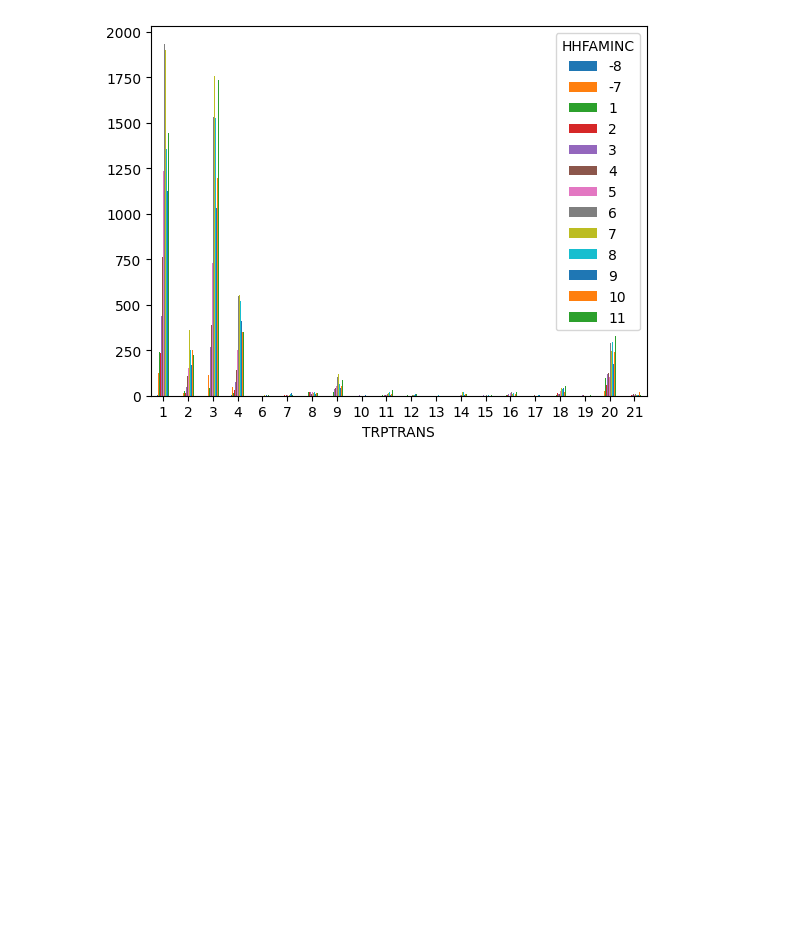
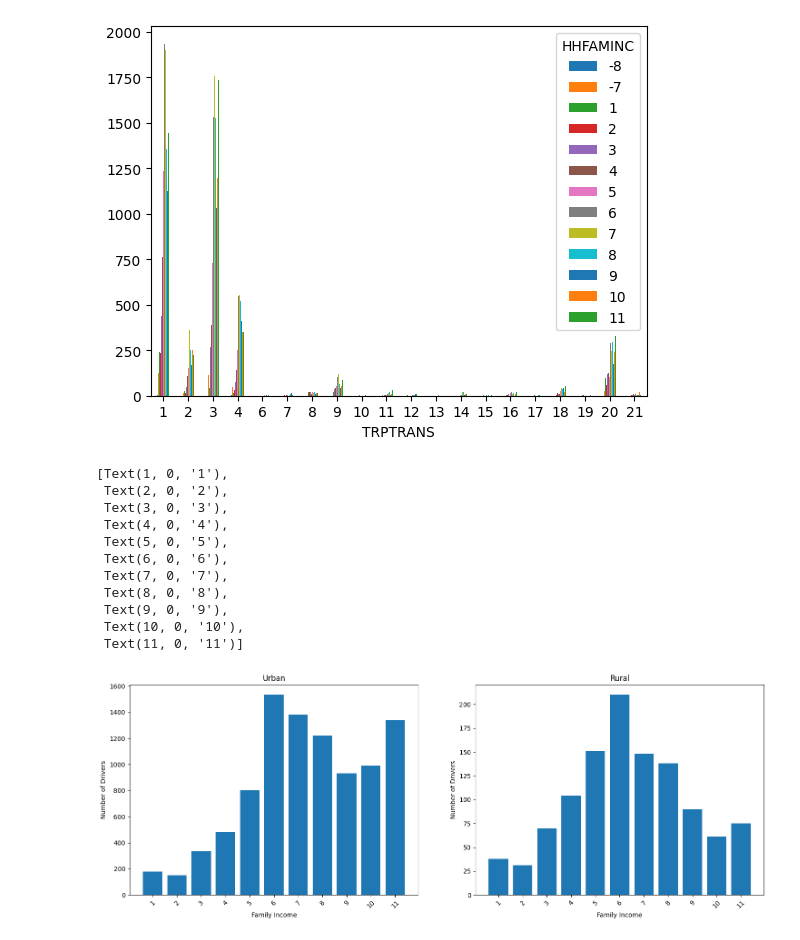
Before and after one commit to Xerconia/Transitlytics, a Jupyter notebook: meynard_eda.ipynb, the cells around one changed output. Drawn from its saved outputs; the diff is of its cells as text; code cells hidden in the pictures; blank space fills up the shorter version.

Commit message:
urban rural area

```diff
--- a/meynard_eda.ipynb
+++ b/meynard_eda.ipynb
@@ -75,3 +75,57 @@ barplot = crosstb2.plot.bar(rot=0)
 # %% [output]
 [figure]
 [figure]
+# %%
+# Splitting urban and rural areas
+urban_df = hhv[hhv['URBAN'] == 1]
+rural_df = hhv[hhv['URBAN'] == 2]
+
+excluded_values = [-7, -8]
+urban_df = urban_df[~urban_df['HHFAMINC'].isin(excluded_values)]
+rural_df = rural_df[~rural_df['HHFAMINC'].isin(excluded_values)]
+
+# Aggregate the data to get the total number of drivers per household income for areas
+drivers_per_income_urban = urban_df.groupby('HHFAMINC')['DRVRCNT'].sum().reset_index()
+drivers_per_income_rural = rural_df.groupby('HHFAMINC')['DRVRCNT'].sum().reset_index()
+
+# Plot the bar charts
+fig, axes = plt.subplots(nrows=1, ncols=2, figsize=(18, 6))
+
+# Urban areas plot
+axes[0].bar(drivers_per_income_urban['HHFAMINC'], drivers_per_income_urban['DRVRCNT'])
+axes[0].set_xlabel('Family Income')
+axes[0].set_ylabel('Number of Drivers')
+axes[0].set_title('Urban')
+axes[0].set_xticks(drivers_per_income_urban['HHFAMINC'])
+axes[0].set_xticklabels(drivers_per_income_urban['HHFAMINC'].astype(int), rotation=45)
+
+
+# Rural areas plot
+axes[1].bar(drivers_per_income_rural['HHFAMINC'], drivers_per_income_rural['DRVRCNT'])
+axes[1].set_xlabel('Family Income')
+axes[1].set_ylabel('Number of Drivers')
+axes[1].set_title('Rural')
+axes[1].set_xticks(drivers_per_income_rural['HHFAMINC'])
+axes[1].set_xticklabels(drivers_per_income_rural['HHFAMINC'].astype(int), rotation=45)
+
+# plt.figure(figsize=(10, 6))
+# plt.bar(hhv["HHFAMINC"],hhv["DRVRCNT"])
+# plt.xlabel("Family Income")
+# plt.ylabel("Number of Drivers")
+# plt.title("Number of Drivers by Family Income")
+# plt.xticks(ticks=hhv['HHFAMINC'])
+
+# plt.show()
+# %% [output]
+[Text(1, 0, '1'),
+ Text(2, 0, '2'),
+ Text(3, 0, '3'),
+ Text(4, 0, '4'),
+ Text(5, 0, '5'),
+ Text(6, 0, '6'),
+ Text(7, 0, '7'),
+ Text(8, 0, '8'),
+ Text(9, 0, '9'),
+ Text(10, 0, '10'),
+ Text(11, 0, '11')]
+[figure, added]
```
